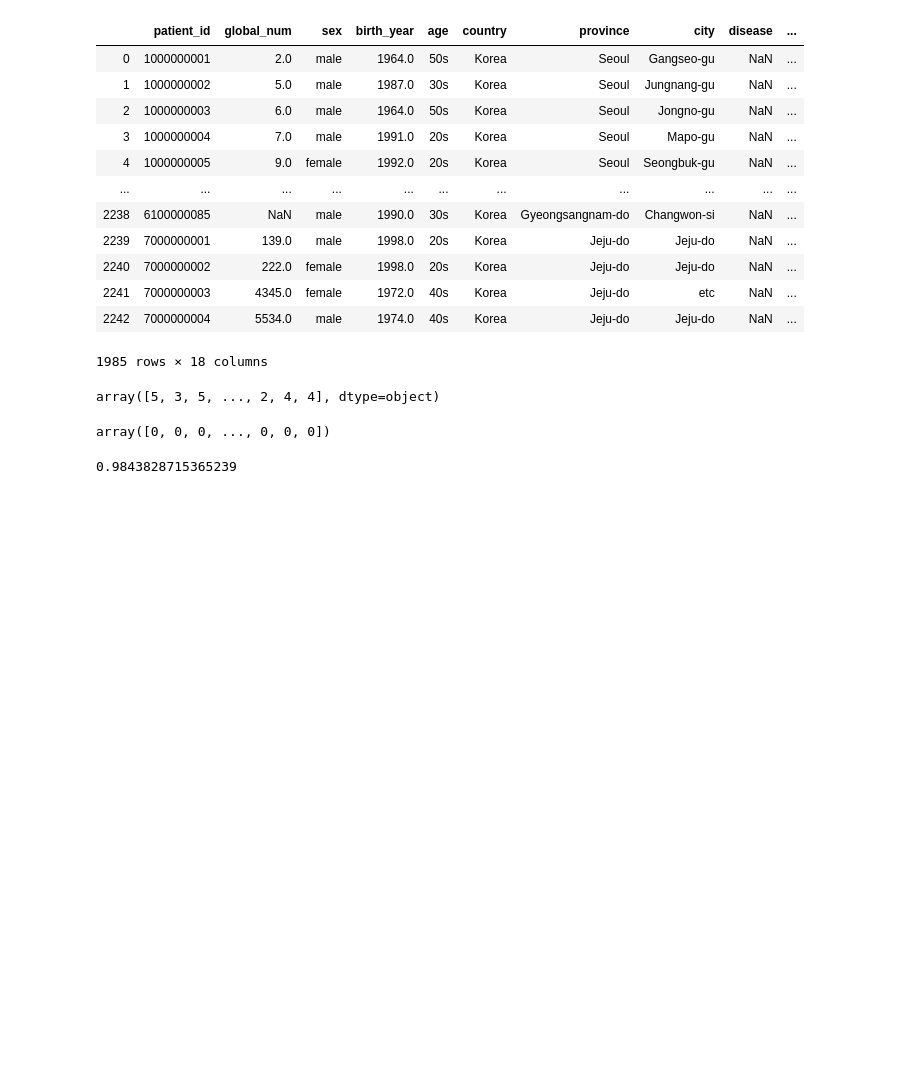
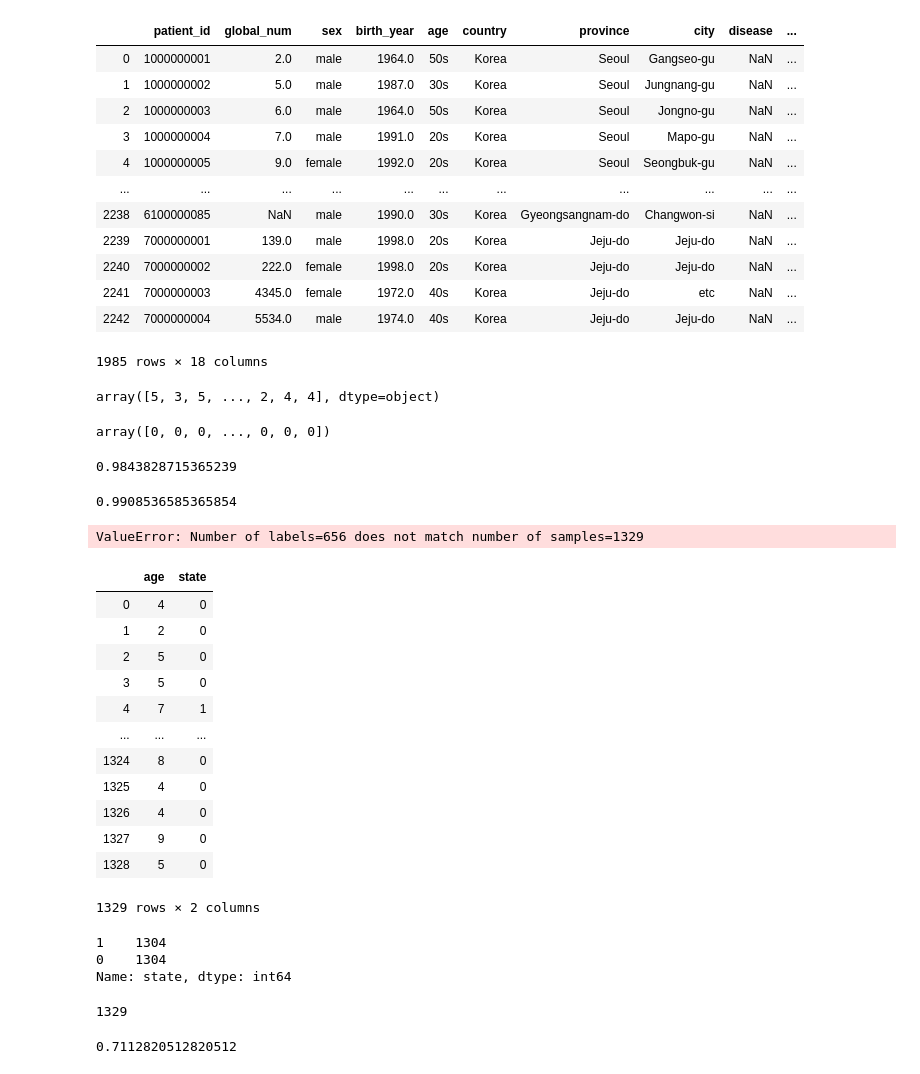
Before and after one commit to MartinVid/Covid19, a Jupyter notebook: COVID-19-Martin.ipynb, the cells around one changed output. Saved outputs shown, nothing was run; the diff lists cells and outputs as text; code cells hidden in the pictures; blank space fills up the shorter version.

```diff
--- a/COVID-19-Martin.ipynb
+++ b/COVID-19-Martin.ipynb
@@ -506,3 +509,20 @@ clf = LogisticRegression(random_state=0).fit(convertedAges.reshape((-1,1)), pati
 clf.score(convertedAges.reshape((-1,1)), patientInfoStates)
 # %% [output]
 0.9843828715365239
+# %%
+# Logistic Regression with train_test_split
+from sklearn.model_selection import train_test_split
+X_train, X_test, y_train, y_test = train_test_split(convertedAges, patientInfoStates, test_size=0.33, random_state=42)
+
+clf = LogisticRegression(random_state=0).fit(X_train.reshape((-1,1)), y_train.reshape((-1,1)))
+clf.score(X_test.reshape((-1,1)), y_test)
+# %% [output]
+0.9908536585365854
+# %%
+# !! ValueError: Number of labels=656 does not match number of samples=1329
+# Decision Tree Classifier
+tree_model = tree.DecisionTreeClassifier()
+tree_model = tree_model.fit(X_train.reshape((-1,1)), y_test)
+y_pred = tree_model.predict(X_test.reshape((-1,1)))
+# %% [output]
+ValueError: Number of labels=656 does not match number of samples=1329
@@ -508,0 +539,59 @@ clf.score(convertedAges.reshape((-1,1)), patientInfoStates)
+# %%
+# ?
+X_train_df = pd.DataFrame({'age': X_train})
+y_train_df = pd.DataFrame({'state': y_train})
+X_new = pd.concat([X_train_df, y_train_df], axis=1)
+X_new
+# %% [output]
+|  | age | state |
+| 0 | 4 | 0 |
+| 1 | 2 | 0 |
+| 2 | 5 | 0 |
+| 3 | 5 | 0 |
+| 4 | 7 | 1 |
+| ... | ... | ... |
+| 1324 | 8 | 0 |
+| 1325 | 4 | 0 |
+| 1326 | 4 | 0 |
+| 1327 | 9 | 0 |
+| 1328 | 5 | 0 |
+1329 rows × 2 columns
+# %%
+#OVERSAMLPING MINORITY -> BALANCING DATA -> FIXING ROC
+# separate minority and majority classes
+not_deceased = X_new[X_new.state==0]
+deceased = X_new[X_new.state==1]
+
+# upsample minority
+deceased_upsampled = resample(deceased,
+                          replace=True, # sample with replacement
+                          n_samples=len(not_deceased), # match number in majority class
+                          random_state=27) # reproducible results
+
+# combine majority and upsampled minority
+upsampled = pd.concat([not_deceased, deceased_upsampled])
+
+# check new class counts
+upsampled.state.value_counts()
+# %% [output]
+1    1304
+0    1304
+Name: state, dtype: int64
+# %%
+len(y_train)
+# %% [output]
+1329
+# %%
+# Decision Tree Classifier
+y_train_dt = upsampled.state
+X_train_dt = upsampled.drop('state', axis=1)
+
+tree_model_2 = tree.DecisionTreeClassifier()
+upsampled = tree_model_2.fit(np.array(X_train_dt).reshape((-1,1)), np.array(y_train_dt))
+
+upsampled_pred = upsampled.predict(X_test.reshape((-1,1)))
+as_dt = accuracy_score(y_test, upsampled_pred)
+roc_auc = roc_auc_score(y_test, upsampled_pred)
+roc_auc
+# %% [output]
+0.7112820512820512
```
Also changed, not shown: parts of 14 cells of this notebook.
